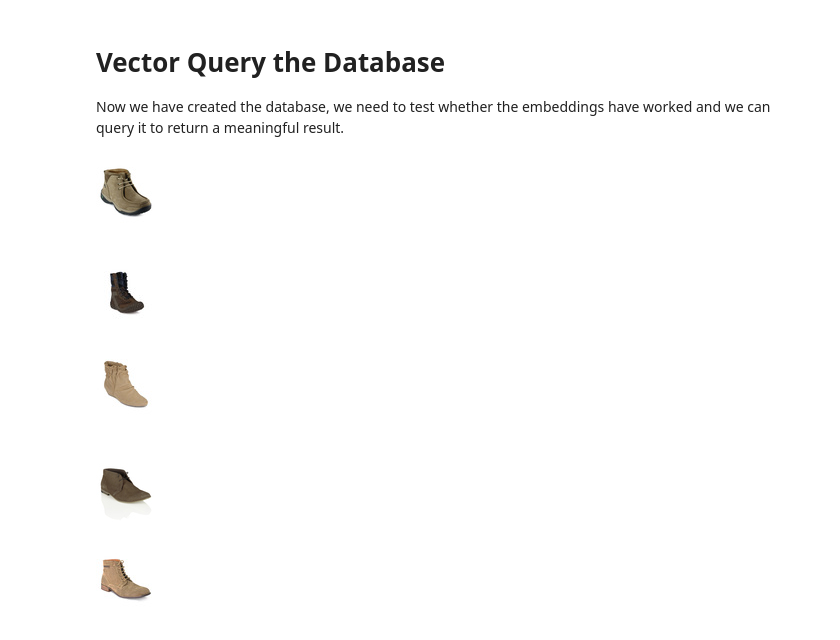
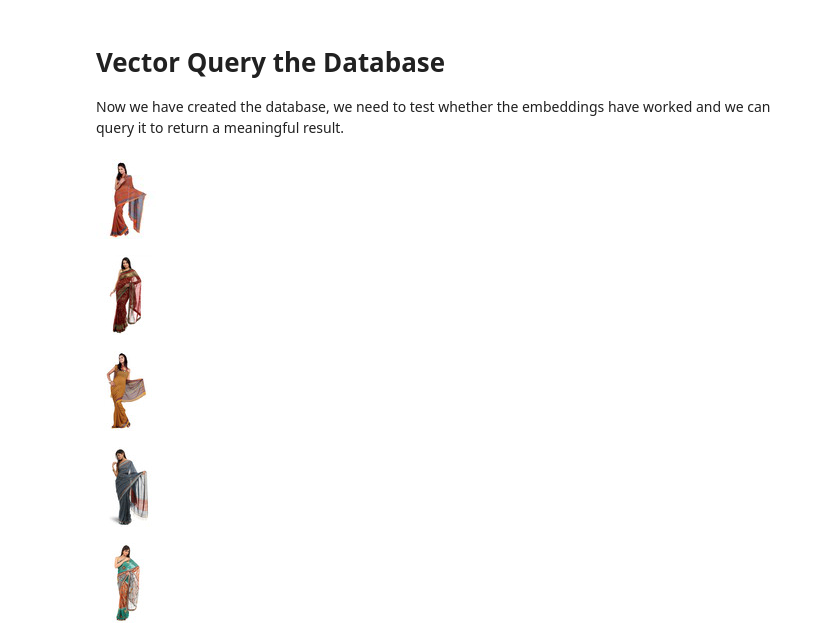
Before and after one commit to jotren/LLM-GPT-Shopping-Assistant, a Jupyter notebook: workbooks/3) Vector Query Database.ipynb, the cells around one changed output. Drawn from its saved outputs; the diff is of its cells as text; code cells hidden in the pictures.

```diff
--- a/workbooks/3) Vector Query Database.ipynb
+++ b/workbooks/3) Vector Query Database.ipynb
@@ -63,12 +63,12 @@ def monitor_resources():
     print(f"CPU Usage: {psutil.cpu_percent(interval=1)}%")
 # %%
 # Example usage
-query_text = "comfy boots casual female"
+query_text = "Saree"
 image_paths = query_images(query_text, top_k=5)
 display_images(image_paths)
 # %% [output]
-[figure, old version]
+[figure, new version]
-[figure, old version]
+[figure, new version]
-[figure, old version]
+[figure, new version]
-[figure, old version]
+[figure, new version]
-[figure, old version]
+[figure, new version]
```
Also changed, not shown: 3 other files.
